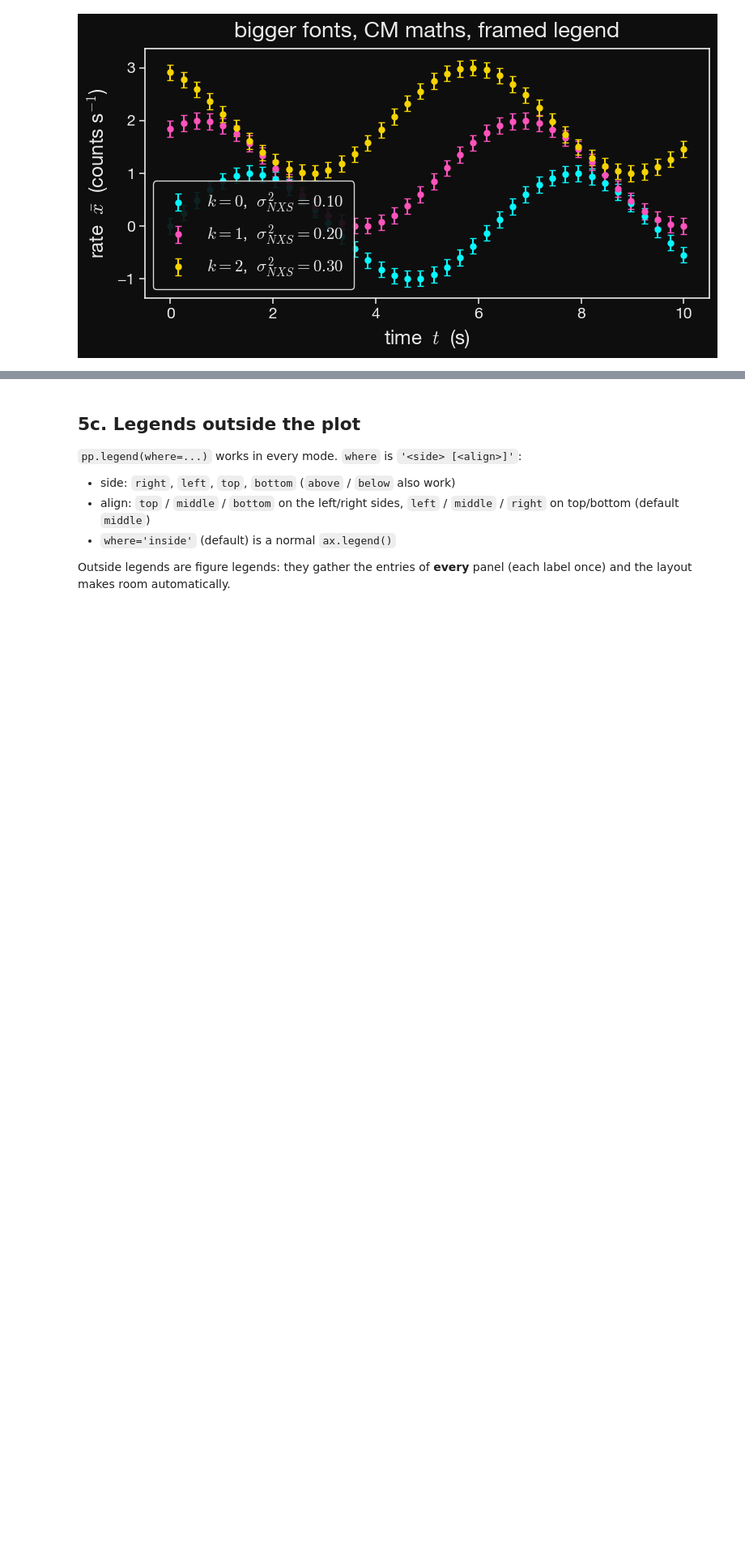
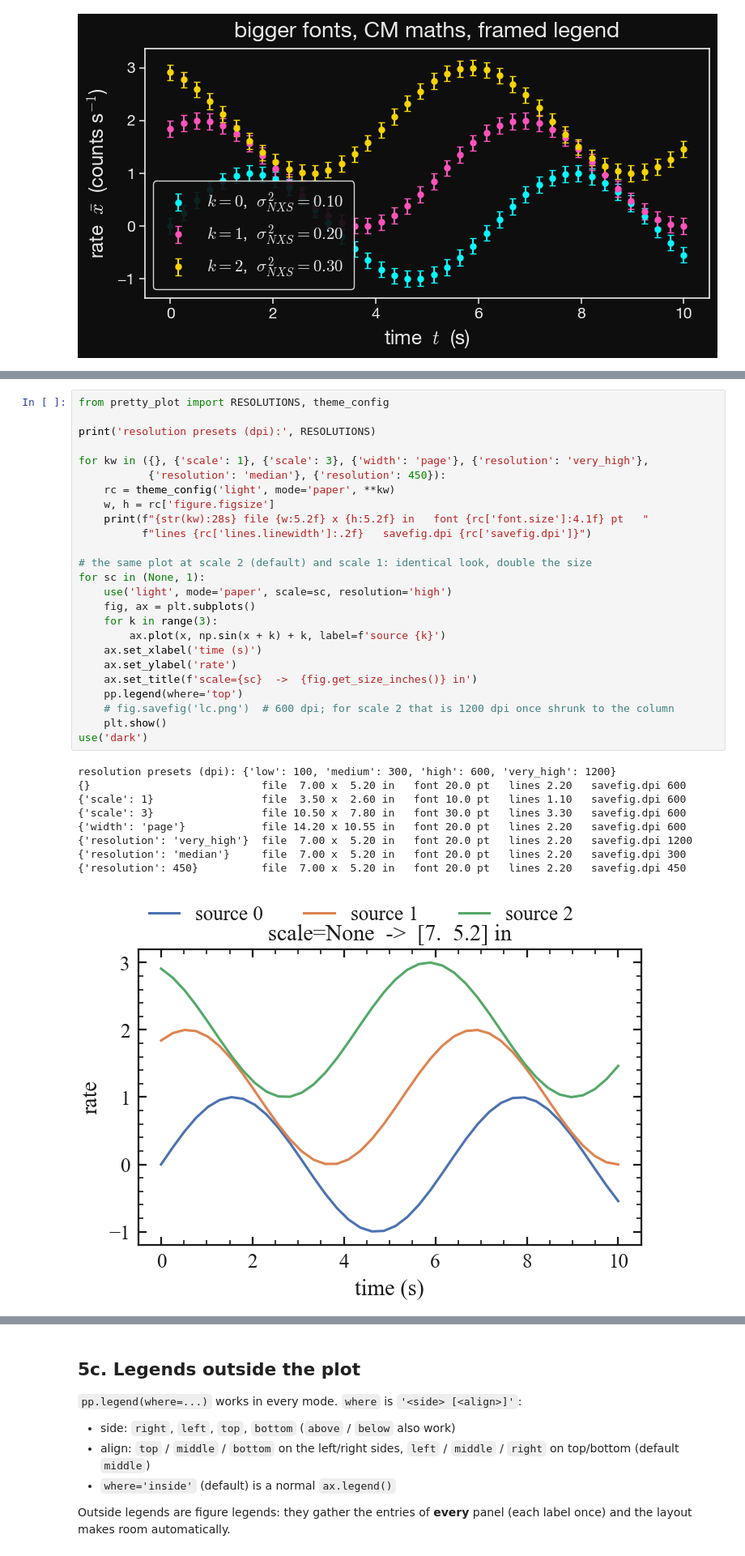
Before and after one commit to NikolasVasilas/My_pretty_plots, a Jupyter notebook: docs/pretty_plot_examples.ipynb, the cells around one changed output, grey strips where cells are left out. Shown at 81% size. Drawn from its saved outputs; the diff is of its cells as text; blank space fills up the shorter version.

```diff
--- a/docs/pretty_plot_examples.ipynb
+++ b/docs/pretty_plot_examples.ipynb
@@ -273,0 +290,35 @@ mode now: regular
+# %%
+from pretty_plot import RESOLUTIONS, theme_config
+
+print('resolution presets (dpi):', RESOLUTIONS)
+
+for kw in ({}, {'scale': 1}, {'scale': 3}, {'width': 'page'}, {'resolution': 'very_high'},
+           {'resolution': 'median'}, {'resolution': 450}):
+    rc = theme_config('light', mode='paper', **kw)
+    w, h = rc['figure.figsize']
+    print(f"{str(kw):28s} file {w:5.2f} x {h:5.2f} in   font {rc['font.size']:4.1f} pt   "
+          f"lines {rc['lines.linewidth']:.2f}   savefig.dpi {rc['savefig.dpi']}")
+
+# the same plot at scale 2 (default) and scale 1: identical look, double the size
+for sc in (None, 1):
+    use('light', mode='paper', scale=sc, resolution='high')
+    fig, ax = plt.subplots()
+    for k in range(3):
+        ax.plot(x, np.sin(x + k) + k, label=f'source {k}')
+    ax.set_xlabel('time (s)')
+    ax.set_ylabel('rate')
+    ax.set_title(f'scale={sc}  ->  {fig.get_size_inches()} in')
+    pp.legend(where='top')
+    # fig.savefig('lc.png')  # 600 dpi; for scale 2 that is 1200 dpi once shrunk to the column
+    plt.show()
+use('dark')
+# %% [output]
+resolution presets (dpi): {'low': 100, 'medium': 300, 'high': 600, 'very_high': 1200}
+{}                           file  7.00 x  5.20 in   font 20.0 pt   lines 2.20   savefig.dpi 600
+{'scale': 1}                 file  3.50 x  2.60 in   font 10.0 pt   lines 1.10   savefig.dpi 600
+{'scale': 3}                 file 10.50 x  7.80 in   font 30.0 pt   lines 3.30   savefig.dpi 600
+{'width': 'page'}            file 14.20 x 10.55 in   font 20.0 pt   lines 2.20   savefig.dpi 600
+{'resolution': 'very_high'}  file  7.00 x  5.20 in   font 20.0 pt   lines 2.20   savefig.dpi 1200
+{'resolution': 'median'}     file  7.00 x  5.20 in   font 20.0 pt   lines 2.20   savefig.dpi 300
+{'resolution': 450}          file  7.00 x  5.20 in   font 20.0 pt   lines 2.20   savefig.dpi 450
+[figure, added]
```
Also changed, not shown: parts of 12 cells of this notebook, 4 other files.
